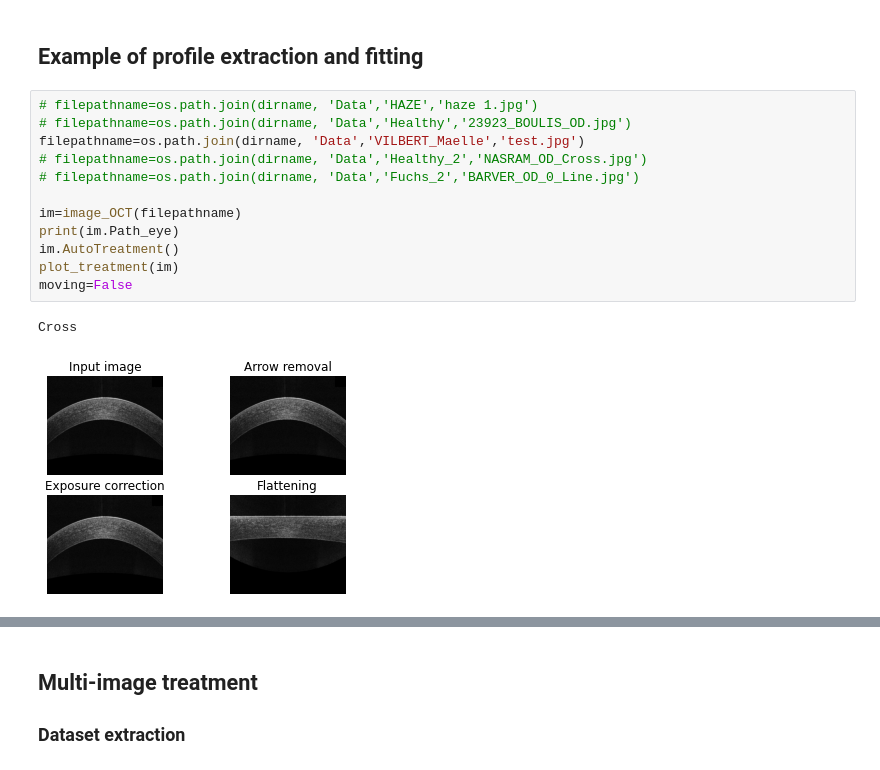
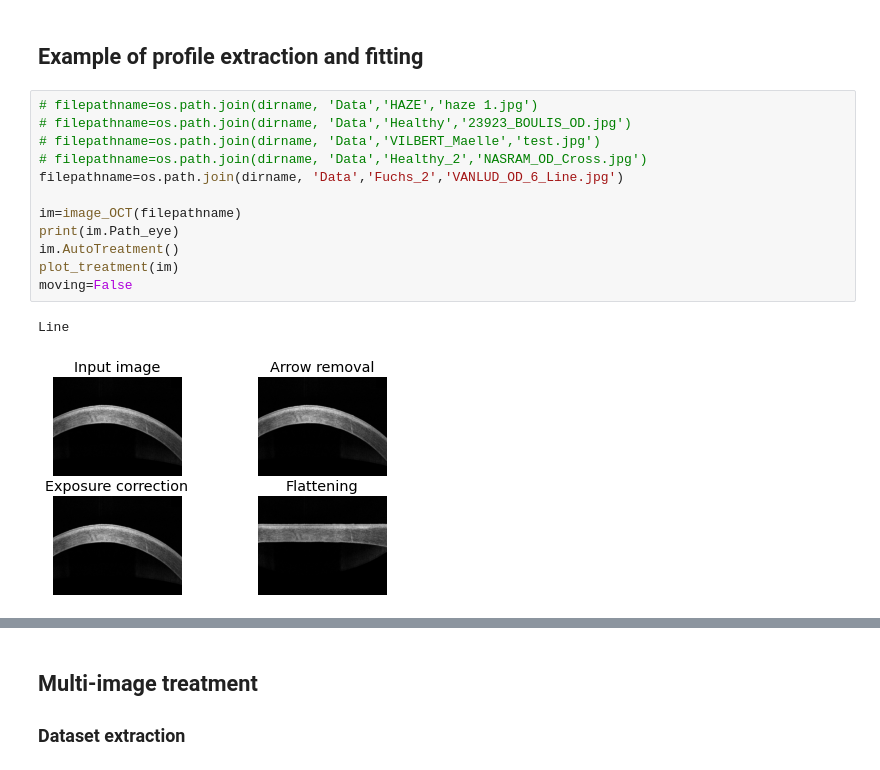
Before and after one commit to Coohrentiin/Quantification_of_corneal_surgery_antecedent, a Jupyter notebook: quatification_test.ipynb, the cells around one changed output, grey strips where cells are left out. Drawn from its saved outputs; the diff is of its cells as text.

```diff
--- a/quatification_test.ipynb
+++ b/quatification_test.ipynb
@@ -97,18 +99,18 @@ def im_plot(im,type='OCT_brut'):
 # %%
 # filepathname=os.path.join(dirname, 'Data','HAZE','haze 1.jpg')
 # filepathname=os.path.join(dirname, 'Data','Healthy','23923_BOULIS_OD.jpg')
-filepathname=os.path.join(dirname, 'Data','VILBERT_Maelle','test.jpg')
+# filepathname=os.path.join(dirname, 'Data','VILBERT_Maelle','test.jpg')
 # filepathname=os.path.join(dirname, 'Data','Healthy_2','NASRAM_OD_Cross.jpg')
-# filepathname=os.path.join(dirname, 'Data','Fuchs_2','BARVER_OD_0_Line.jpg')
+filepathname=os.path.join(dirname, 'Data','Fuchs_2','VANLUD_OD_6_Line.jpg')
 
 im=image_OCT(filepathname)
 print(im.Path_eye)
 im.AutoTreatment()
 plot_treatment(im)
 moving=False
 # %% [output]
-Cross
+Line
-[figure, old version]
+[figure, new version]
 # %%
 # filepathname=os.path.join(dirname, 'Data','HAZE','haze 1.jpg')
 # filepathname=os.path.join(dirname, 'Data','Healthy','23923_BOULIS_OD.jpg')
```
Also changed, not shown: parts of 5 cells of this notebook, 18 other files.
